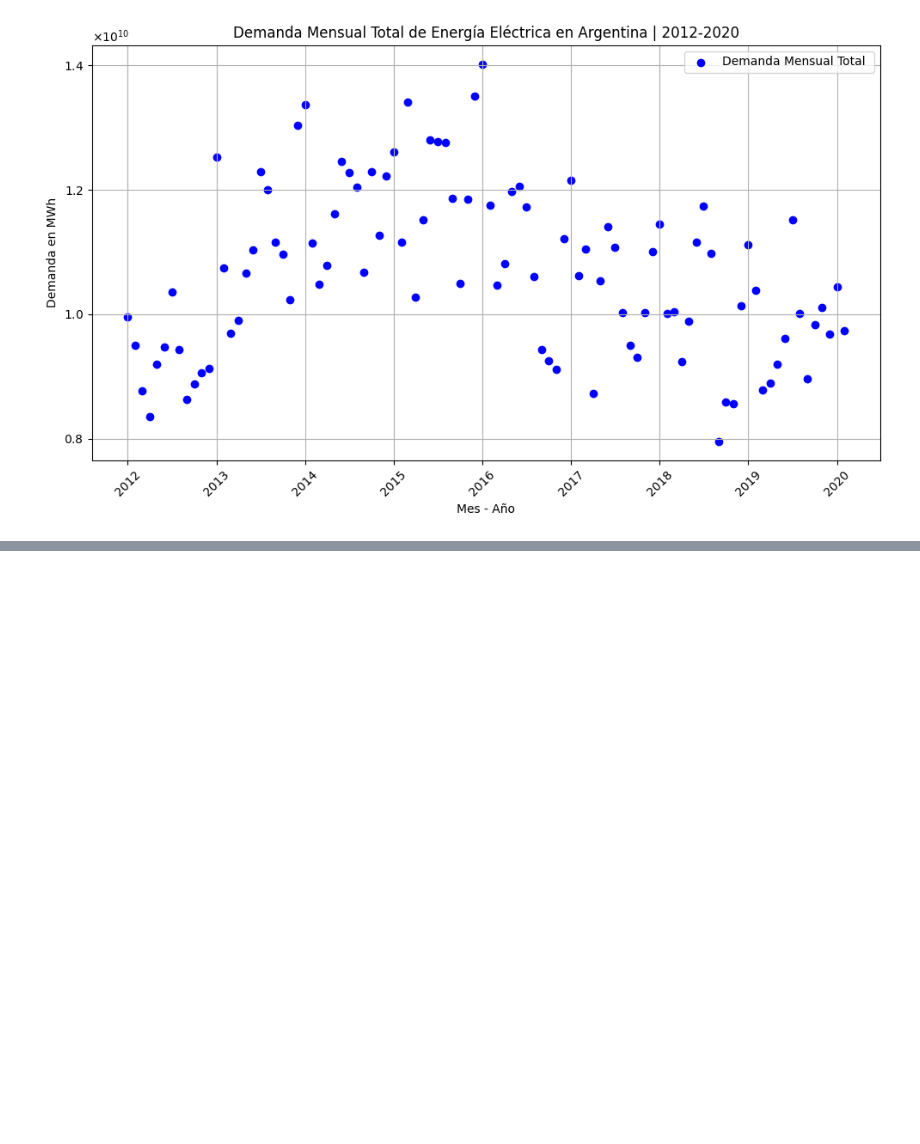
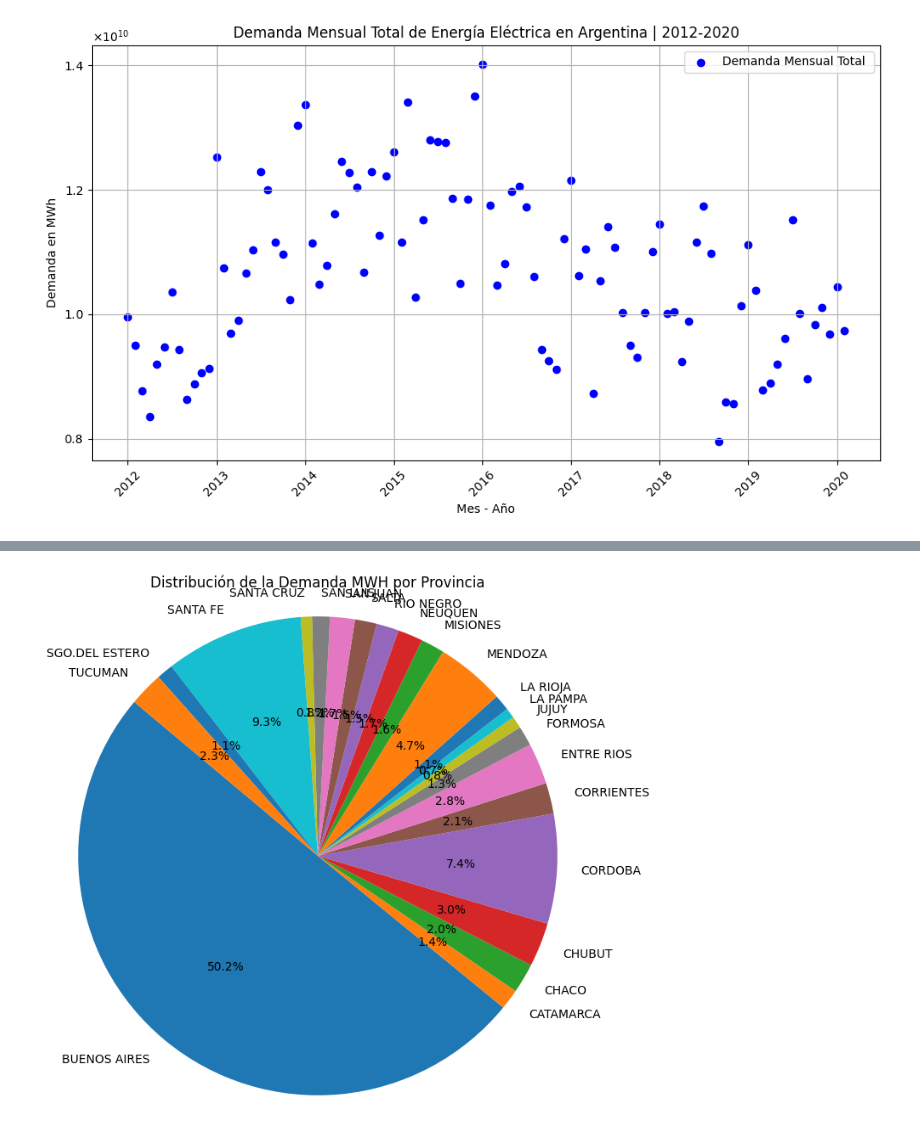
Before and after one commit to manuel-barreiro/prediccion-demanda-electrica, a Jupyter notebook: analisisDescriptivo.ipynb, the cells around one changed output, grey strips where cells are left out. Saved outputs shown, nothing was run; the diff lists cells and outputs as text; code cells hidden in the pictures; blank space fills up the shorter version.

```diff
--- a/analisisDescriptivo.ipynb
+++ b/analisisDescriptivo.ipynb
@@ -149,0 +152,6 @@ plot.show()
+# %%
+#Generación del dataframe
+
+demandaPorProvincia = data.groupby('provincia').demanda_MWh.sum()
+demandaPorProvincia = demandaPorProvincia.to_frame().reset_index()
+demandaPorProvincia
@@ -149,0 +176,11 @@ plot.show()
+# %%
+# Crear el gráfico de tipo "pie chart"
+plot.figure(figsize=(8, 8))
+plot.pie(demandaPorProvincia['demanda_MWh'], labels=demandaPorProvincia['provincia'], autopct='%1.1f%%', startangle=140)
+plot.title('Distribución de la Demanda MWH por Provincia')
+
+# Mostrar el gráfico
+plot.axis('equal')  # Para asegurarse de que el gráfico sea un círculo
+plot.show()
+# %% [output]
+[figure, added]
```
Also changed, not shown: parts of 14 cells of this notebook, 1 other file.
